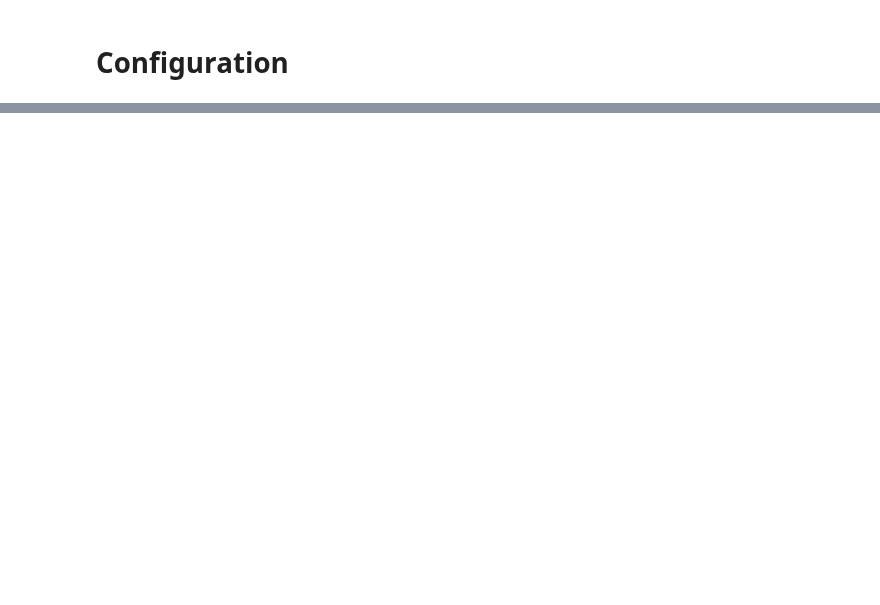
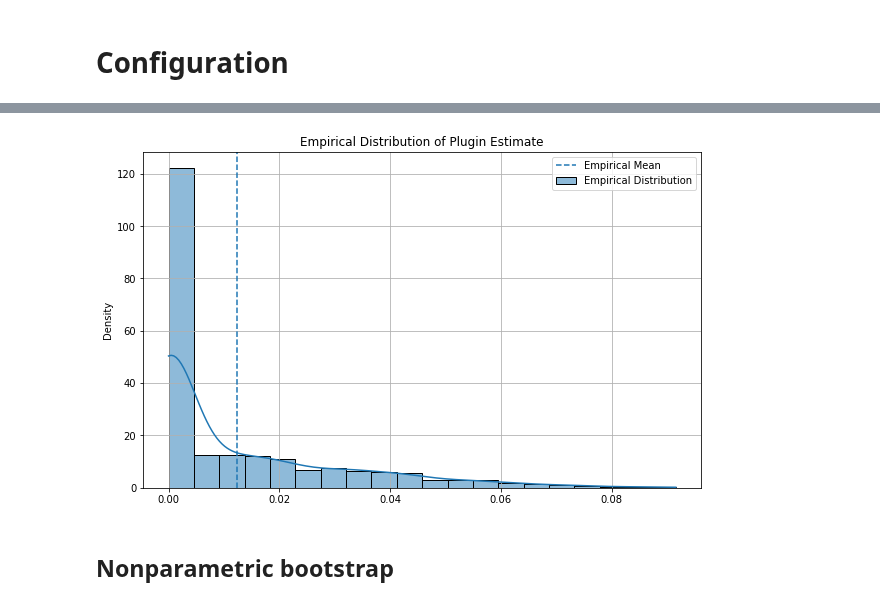
Before and after one commit to iamsikun/winners-curse, a Jupyter notebook: notebooks/stats.ipynb, the cells around one changed output, grey strips where cells are left out. Drawn from its saved outputs; the diff is of its cells as text; code cells hidden in the pictures; blank space fills up the shorter version.

```diff
--- a/notebooks/stats.ipynb
+++ b/notebooks/stats.ipynb
@@ -116,0 +29,3 @@ plt.show()
+# %%
+X = UnivariateGaussian(mean=0, std=1)
+func = lambda x: max(x, 0)  # not differentiable
@@ -116,0 +46,27 @@ plt.show()
+# %%
+# sample
+sample_size = 1000
+sample_arr = X.sample(sample_size)
+
+# plugin estimate
+theta_hat = np.mean(sample_arr)
+phi_hat = func(theta_hat)
+
+# empirical distribution of plugin estimate
+emp_dist_arr = np.array([
+    func(np.mean(X.sample(sample_size))) for _ in range(1000)
+])
+# %%
+# visualization
+fig, ax = plt.subplots(1, 1, figsize=(10, 6.18))
+sns.histplot(emp_dist_arr, bins=20, kde=True, color='C0', stat='density', ax=ax, label='Empirical Distribution')
+plt.axvline(emp_dist_arr.mean(), color='C0', linestyle='--', label='Empirical Mean')
+plt.title('Empirical Distribution of Plugin Estimate')
+
+plt.legend()
+plt.grid()
+plt.show()
+# %% [output]
+[figure, added]
+# %% [markdown]
+## Nonparametric bootstrap
```
Also changed, not shown: parts of 34 cells of this notebook, 7 other files.
